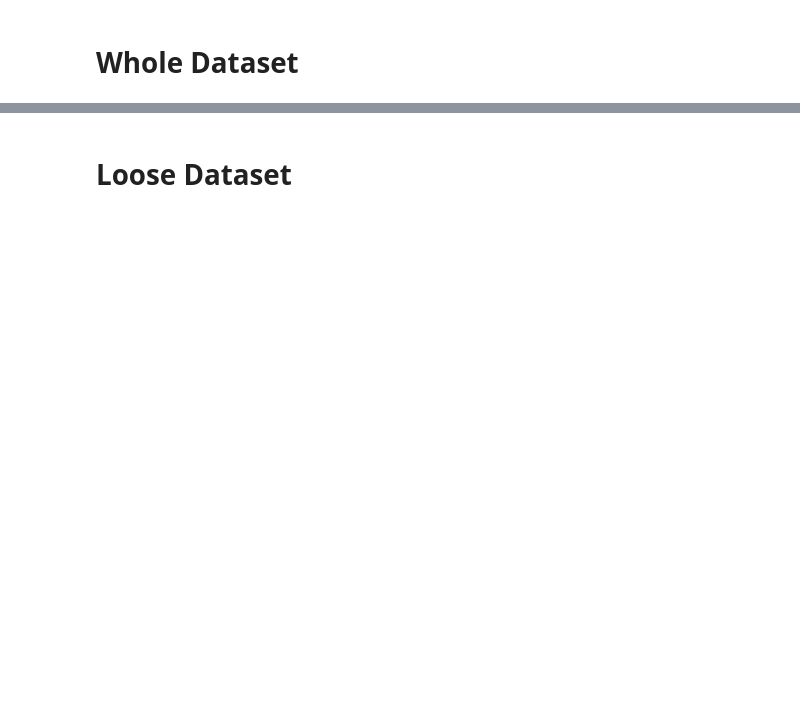
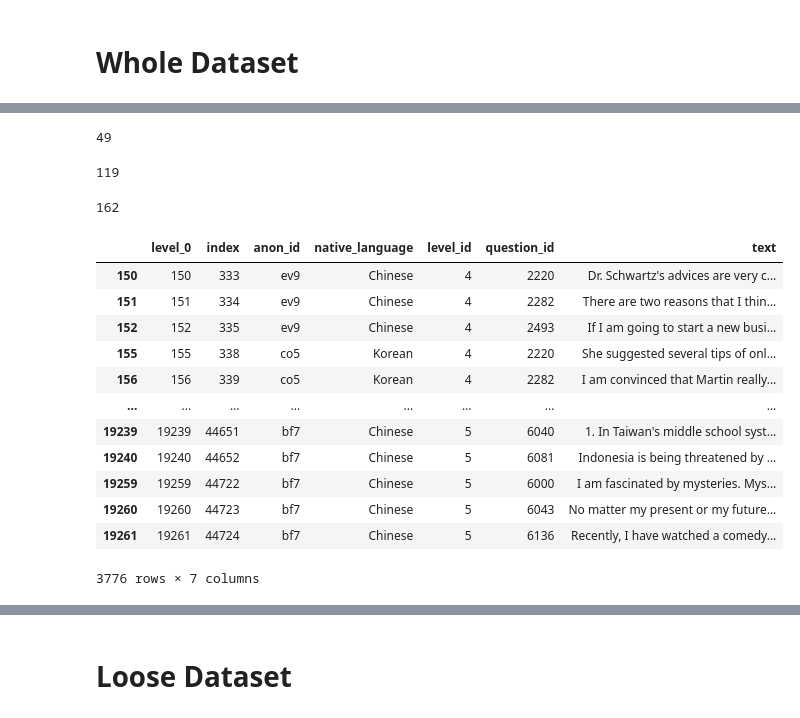
Before and after one commit to mencer456/LRDC-Research, a Jupyter notebook: SlideStats.ipynb, the cells around one changed output, grey strips where cells are left out. Saved outputs shown, nothing was run; the diff lists cells and outputs as text; code cells hidden in the pictures; blank space fills up the shorter version.

```diff
--- a/SlideStats.ipynb
+++ b/SlideStats.ipynb
@@ -159,0 +328,76 @@ unique_a
+# %%
+# for loop that checks if lvl_nums has all three levels in it (3,4, and 5)
+# if there are three values in lvl_nums, the anon_id is appended to the all_three list
+ind=0
+wall_three_loose=[]
+append=''
+for i in ind_whole.anon_id:
+    if ind_whole.iat[ind, 1]==3:
+        append=ind_whole.at[ind,'anon_id']
+        wall_three_loose.append(append)
+    ind=ind+1
+
+wall_three_loose.sort()
+len(wall_three_loose)
+# %% [output]
+49
+# %%
+# creates list of participants in loose sheet that are in level 3 and 4
+ind=0
+in34_whole=[]
+append=''
+for i in ind_whole.anon_id:
+    if ind_whole.iat[ind, 1]==2:
+        if (3 in ind_whole.iat[ind,2] and 4 in ind_whole.iat[ind,2]):
+            append=ind_whole.at[ind,'anon_id']
+            in34_whole.append(append)
+    elif ind_whole.iat[ind,1]==3:
+        append=ind_whole.at[ind,'anon_id']
+        in34_whole.append(append)
+    ind=ind+1
+in34_whole.sort()
+print(len(in34_whole))
+# %% [output]
+119
+# %%
+# creates list of participants in loose sheet that are in level 3 and 4
+ind=0
+in45_whole=[]
+append=''
+for i in ind_whole.anon_id:
+    if ind_whole.iat[ind, 1]==2:
+        if (4 in ind_whole.iat[ind,2] and 5 in ind_whole.iat[ind,2]):
+            append=ind_whole.at[ind,'anon_id']
+            in45_whole.append(append)
+    elif ind_whole.iat[ind,1]==3:
+        append=ind_whole.at[ind,'anon_id']
+        in45_whole.append(append)
+    ind=ind+1
+in45_whole.sort()
+print(len(in45_whole))
+# %% [output]
+162
+# %%
+wall_three=sac_lvls_rkc
+index=0
+for i in wall_three.anon_id:
+    if i not in wall_three_loose:
+        wall_three=wall_three.drop(index)
+    index+=1
+
+#wall_three=wall_three.reset_index()
+wall_three
+# %% [output]
+|  | level_0 | index | anon_id | native_language | level_id | question_id | text |
+| 150 | 150 | 333 | ev9 | Chinese | 4 | 2220 | Dr. Schwartz's advices are very c... |
+| 151 | 151 | 334 | ev9 | Chinese | 4 | 2282 | There are two reasons that I thin... |
+| 152 | 152 | 335 | ev9 | Chinese | 4 | 2493 | If I am going to start a new busi... |
+| 155 | 155 | 338 | co5 | Korean | 4 | 2220 | She suggested several tips of onl... |
+| 156 | 156 | 339 | co5 | Korean | 4 | 2282 | I am convinced that Martin really... |
+| ... | ... | ... | ... | ... | ... | ... | ... |
+| 19239 | 19239 | 44651 | bf7 | Chinese | 5 | 6040 | 1. In Taiwan's middle school syst... |
+| 19240 | 19240 | 44652 | bf7 | Chinese | 5 | 6081 | Indonesia is being threatened by ... |
+| 19259 | 19259 | 44722 | bf7 | Chinese | 5 | 6000 | I am fascinated by mysteries. Mys... |
+| 19260 | 19260 | 44723 | bf7 | Chinese | 5 | 6043 | No matter my present or my future... |
+| 19261 | 19261 | 44724 | bf7 | Chinese | 5 | 6136 | Recently, I have watched a comedy... |
+3776 rows × 7 columns
```
Also changed, not shown: parts of 54 cells of this notebook.
